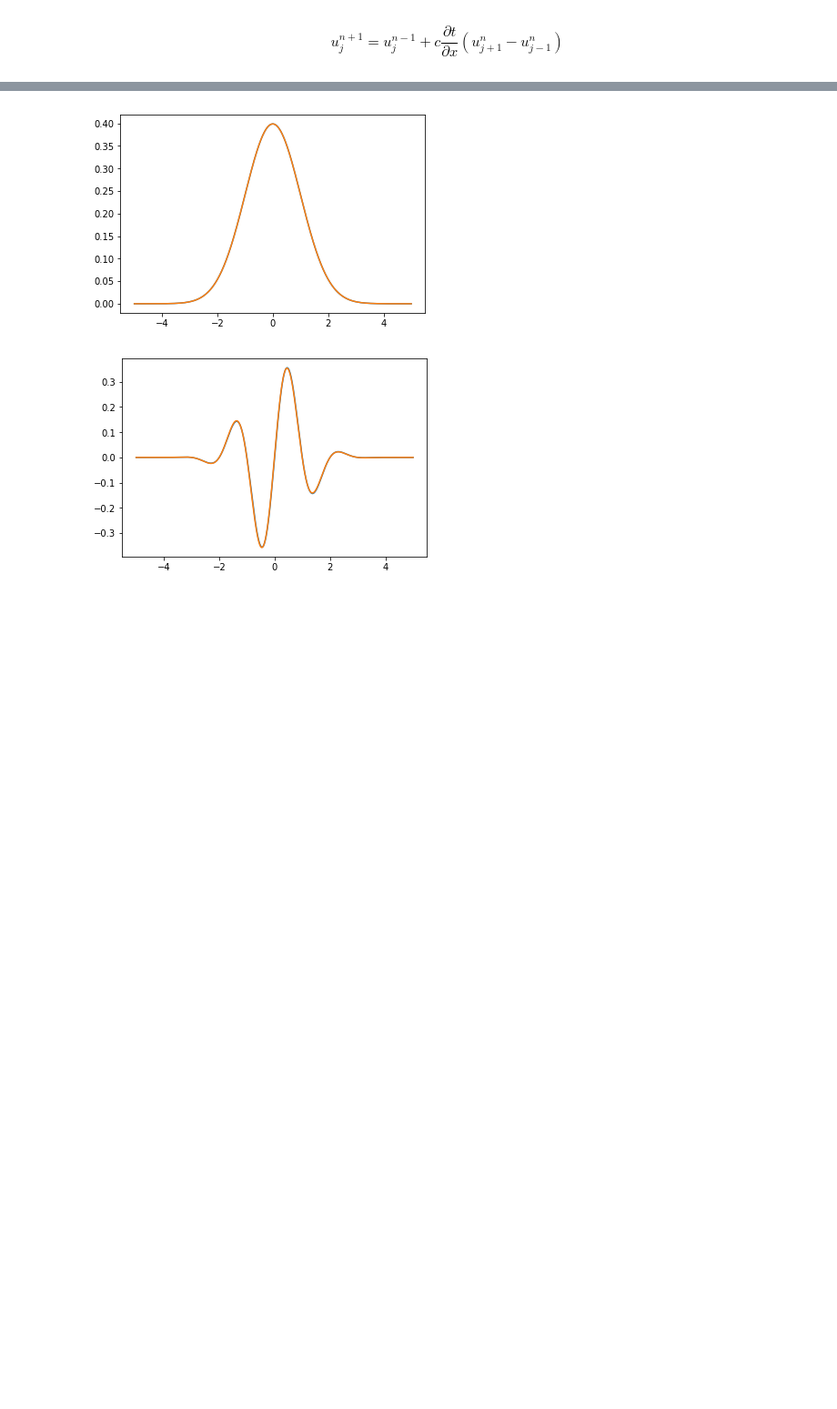
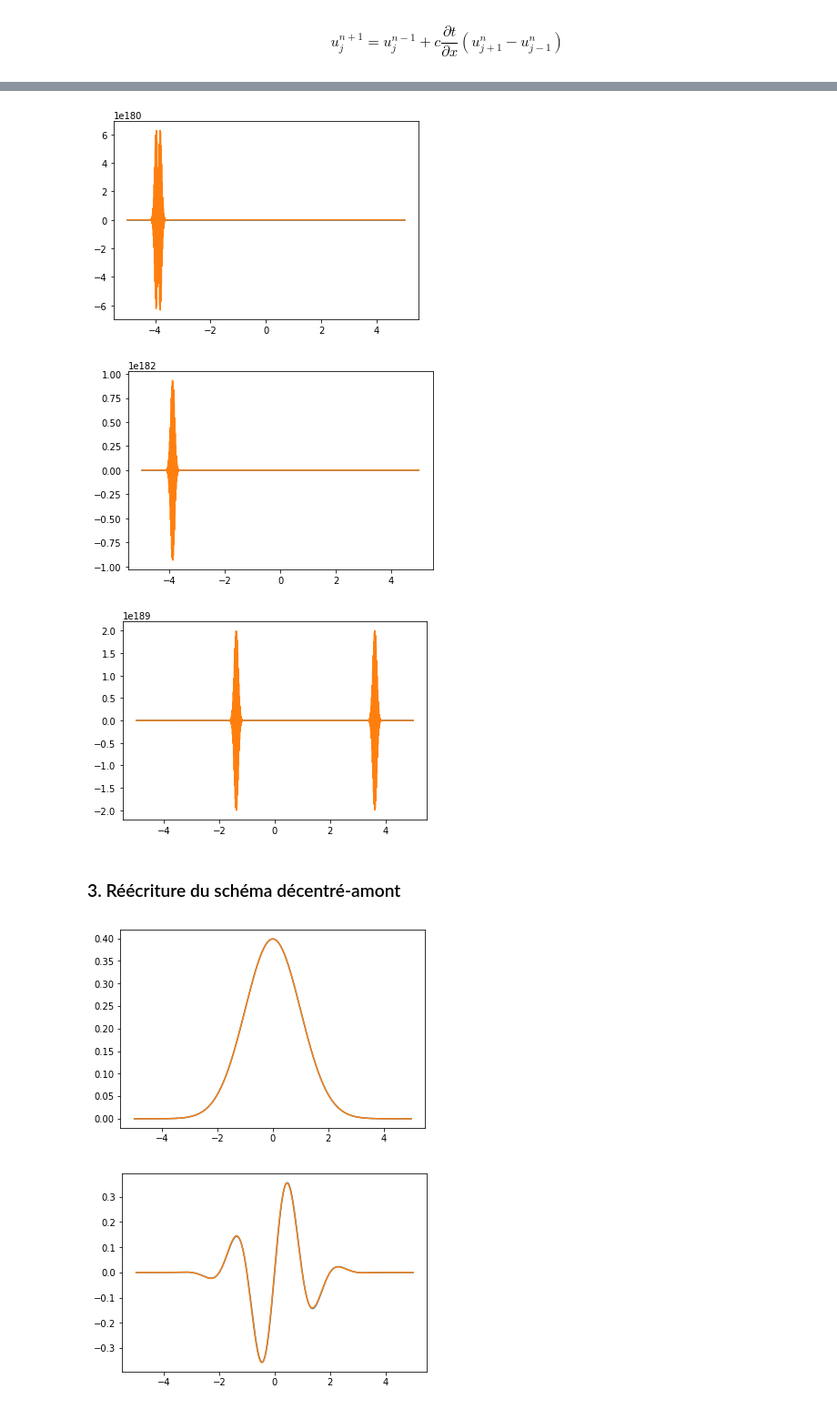
Before and after one commit to pjbenard/EDP_TP_2, a Jupyter notebook: TP2.ipynb, the cells around one changed output, grey strips where cells are left out. Shown at 91% size. Cells and saved outputs as stored; diff of their text form; code cells hidden in the pictures; blank space fills up the shorter version.

```diff
--- a/TP2.ipynb
+++ b/TP2.ipynb
@@ -71,3 +104,11 @@ test_sch_décentré_amont(-5, 5, c=0.5, dt=0.01, dx=0.01, T=60)
+# %%
+test_sch_décentré_amont(-5, 5, c=0.5, dt=0.1, dx=0.01, T=20)
+# %% [output]
+[figure, added]
+[figure, added]
+[figure, added]
+# %% [markdown]
+### 3. Réécriture du schéma décentré-amont
 # %%
 def sch_décentré(U0, c, dt, dx, T):
     U = [U0]
```
Also changed, not shown: parts of 13 cells of this notebook.
